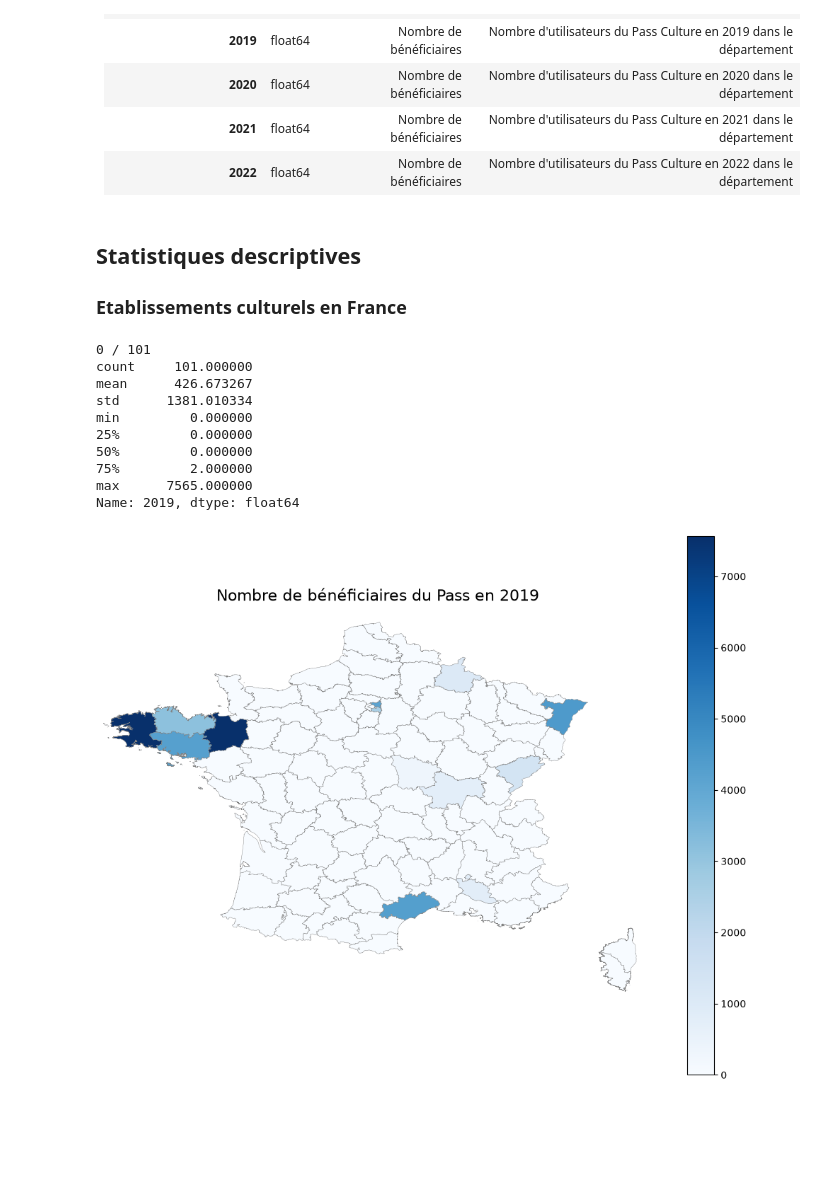
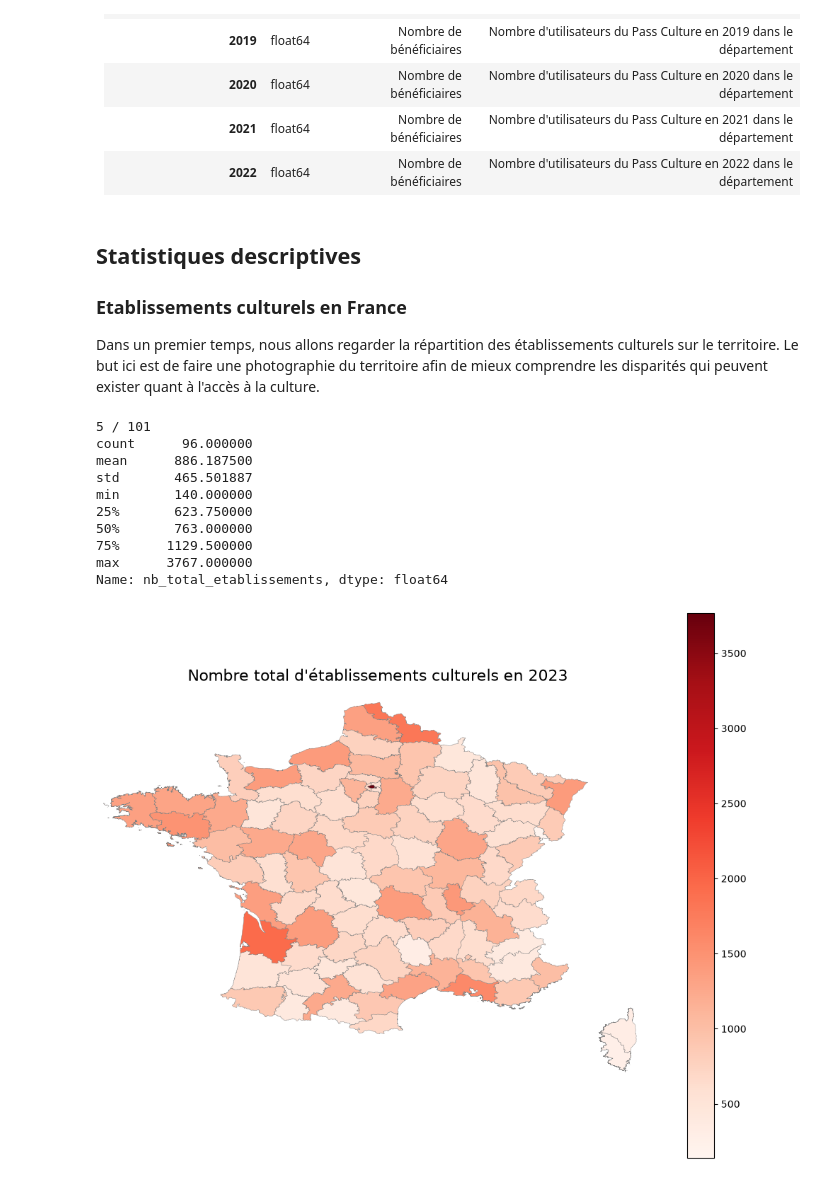
Before and after one commit to heloise1414/Evaluation-Politiques-Publiques-Culturelles, a Jupyter notebook: stats_desc.ipynb, the cells around one changed output. Cells and saved outputs as stored; diff of their text form; code cells hidden in the pictures; blank space fills up the shorter version.

Commit message:
STATS DESC - Statistiques Culturelles

```diff
--- a/stats_desc.ipynb
+++ b/stats_desc.ipynb
@@ -189,17 +189,19 @@ dtype: object
 ## Statistiques descriptives
 
 ### Etablissements culturels en France
+
+Dans un premier temps, nous allons regarder la répartition des établissements culturels sur le territoire. Le but ici est de faire une photographie du territoire afin de mieux comprendre les disparités qui peuvent exister quant à l'accès à la culture.
 # %%
-carte_dep(df_final, "code_insee", "2019", "Blues", "Nombre de bénéficiaires du Pass en 2019")
+carte_dep(df_final, "code_insee", "nb_total_etablissements", "Reds", "Nombre total d'établissements culturels en 2023")
 # %% [output]
-0 / 101
-count     101.000000
-mean      426.673267
-std      1381.010334
-min         0.000000
-25%         0.000000
-50%         0.000000
-75%         2.000000
-max      7565.000000
-Name: 2019, dtype: float64
+5 / 101
+count      96.000000
+mean      886.187500
+std       465.501887
+min       140.000000
+25%       623.750000
+50%       763.000000
+75%      1129.500000
+max      3767.000000
+Name: nb_total_etablissements, dtype: float64
-[figure, old version]
+[figure, new version]
```
Also changed, not shown: parts of 9 cells of this notebook.
